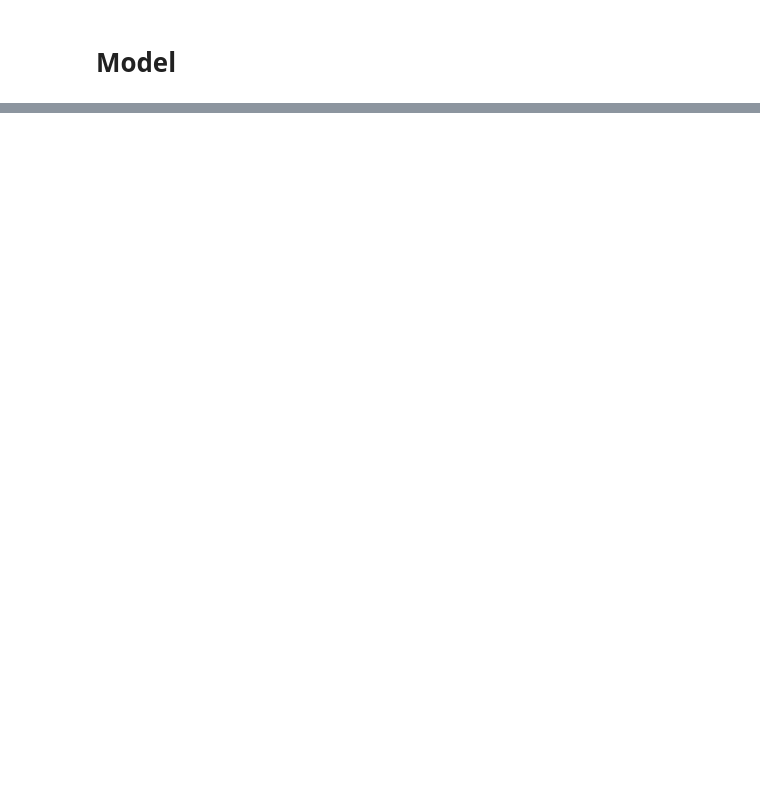
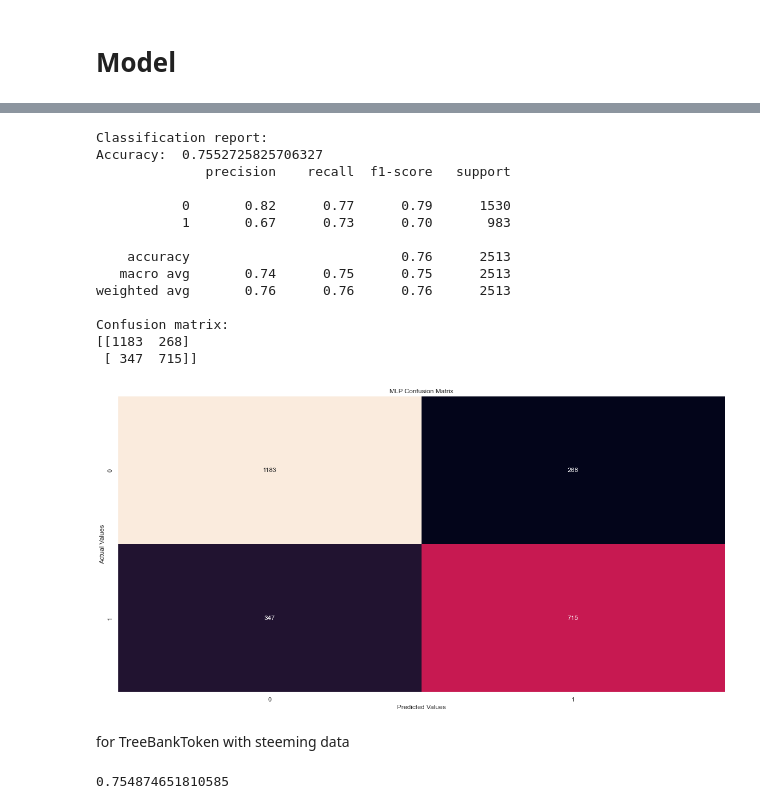
Before and after one commit to jakubrymuza/WTUM_17_2022, a Jupyter notebook: project.ipynb, the cells around one changed output, grey strips where cells are left out. Cells and saved outputs as stored; diff of their text form; code cells hidden in the pictures; blank space fills up the shorter version.

```diff
--- a/project.ipynb
+++ b/project.ipynb
@@ -532,0 +719,29 @@ MultinomialNB()
+# %%
+YPred = dec_tree_regex.predict(test_x_regex_vector)
+
+dec_tree_acc_regex = PrintRes(m_test_y=test_y_regextoken,pred_y=YPred)
+# %% [output]
+Classification report:
+Accuracy:  0.7552725825706327
+              precision    recall  f1-score   support
+
+           0       0.82      0.77      0.79      1530
+           1       0.67      0.73      0.70       983
+
+    accuracy                           0.76      2513
+   macro avg       0.74      0.75      0.75      2513
+weighted avg       0.76      0.76      0.76      2513
+
+Confusion matrix:
+[[1183  268]
+ [ 347  715]]
+[figure, added]
+# %% [markdown]
+for TreeBankToken with steeming data
+# %%
+dec_tree_treeBank = DecisionTreeClassifier()
+dec_tree_treeBank.fit(train_x_vector_treebankToken, train_y_treebanktoken)
+
+dec_tree_treeBank.score(test_x_treebanktoken_vector,test_y_treebanktoken)
+# %% [output]
+0.754874651810585
```
Also changed, not shown: parts of 88 cells of this notebook.
